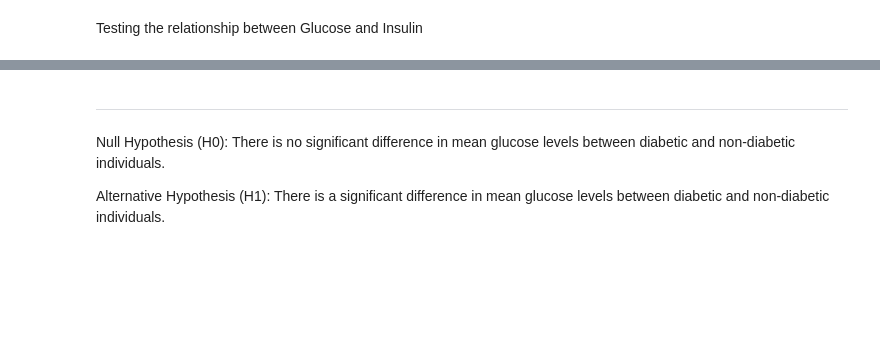
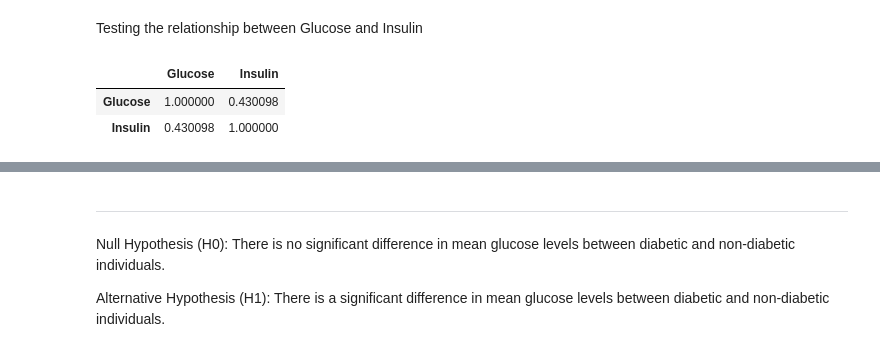
Before and after one commit to Drissdo185/Static-Method-Project, a Jupyter notebook: Rework.ipynb, the cells around one changed output, grey strips where cells are left out. Cells and saved outputs as stored; diff of their text form; code cells hidden in the pictures; blank space fills up the shorter version.

```diff
--- a/Rework.ipynb
+++ b/Rework.ipynb
@@ -849,2 +832,9 @@ sns.boxplot(x='Outcome', y='Glucose', data=df, palette=['green', 'red'])
 # %% [markdown]
 Testing the relationship between Glucose and Insulin
+# %%
+# Correlation between Glucose and Insulin
+df[['Glucose', 'Insulin']].corr()
+# %% [output]
+|  | Glucose | Insulin |
+| Glucose | 1.000000 | 0.430098 |
+| Insulin | 0.430098 | 1.000000 |
```
Also changed, not shown: parts of 21 cells of this notebook.
